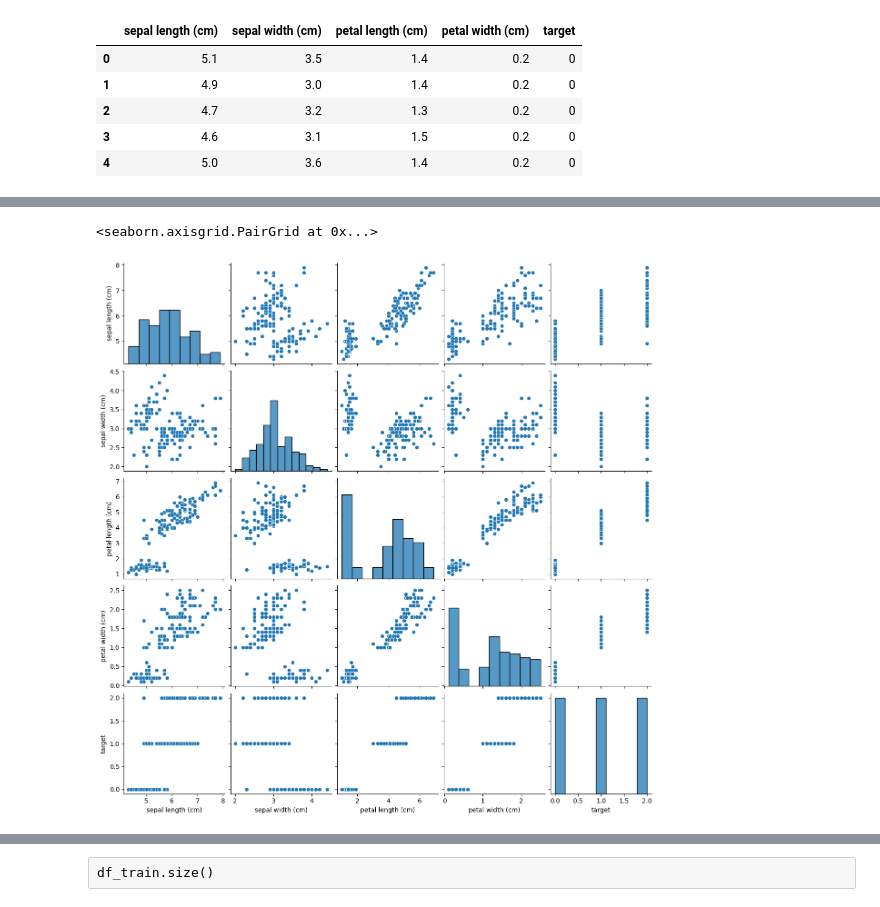
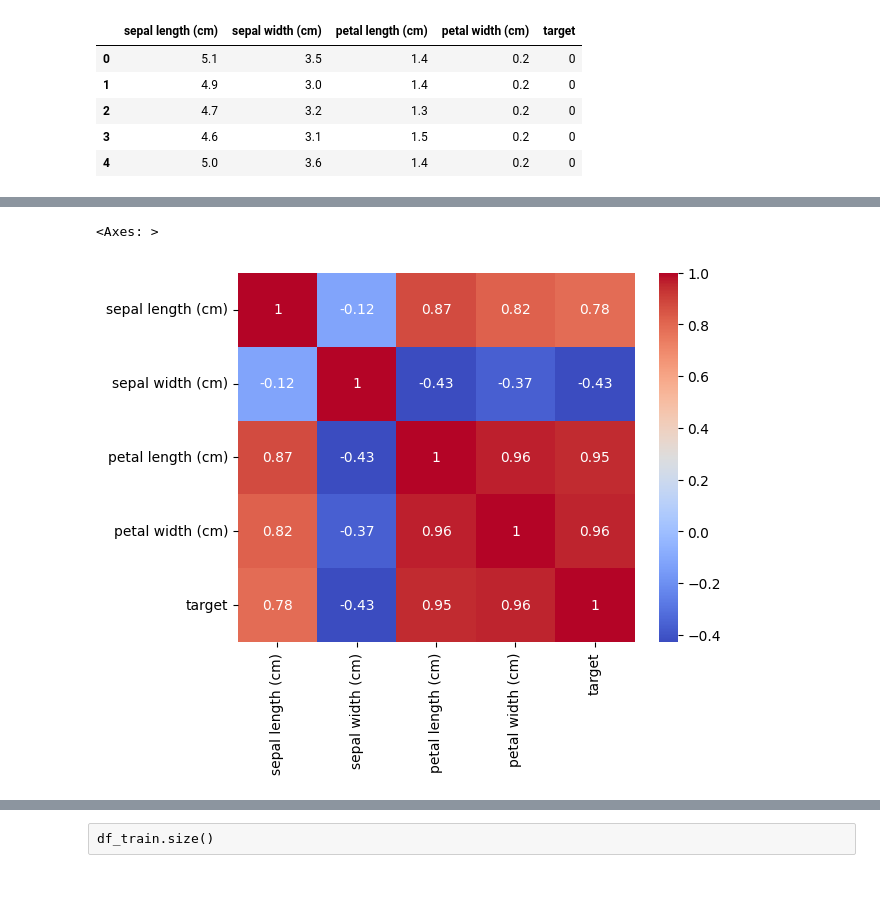
Before and after one commit to jvikramsrd/iris-classification, a Jupyter notebook: Untitled.ipynb, the cells around one changed output, grey strips where cells are left out. Drawn from its saved outputs; the diff is of its cells as text; code cells hidden in the pictures.

```diff
--- a/Untitled.ipynb
+++ b/Untitled.ipynb
@@ -30,4 +30,4 @@ df.head()
 | 3 | 4.6 | 3.1 | 1.5 | 0.2 | 0 |
 | 4 | 5.0 | 3.6 | 1.4 | 0.2 | 0 |
 # %%
-df.describe()
+df['species'] = df['target'].map({0: 'setosa', 1: 'versicolor', 2: 'virginica'})
@@ -60,2 +49,2 @@ array(['setosa', 'versicolor', 'virginica'], dtype='<U10')
 # %%
-df["target_names"]=df["target"].map({0:"setosa",1:"versicolor",2:"virginica"})
+sns.scatterplot(x='sepal length (cm)', y='petal length (cm)', hue='species', data=df)
@@ -76,8 +65,8 @@ sns.relplot(x=col,y="target",hue="target_names",data=df)
 # %%
 #EDA-Pair plots
 # %%
-sns.pairplot(df)
+sns.heatmap(df.select_dtypes('number').corr(), annot=True, cmap='coolwarm')
 # %% [output]
-<seaborn.axisgrid.PairGrid at 0x...>
+<Axes: >
-[figure, old version]
+[figure, new version]
 # %%
```
Also changed, not shown: parts of 13 cells of this notebook.
